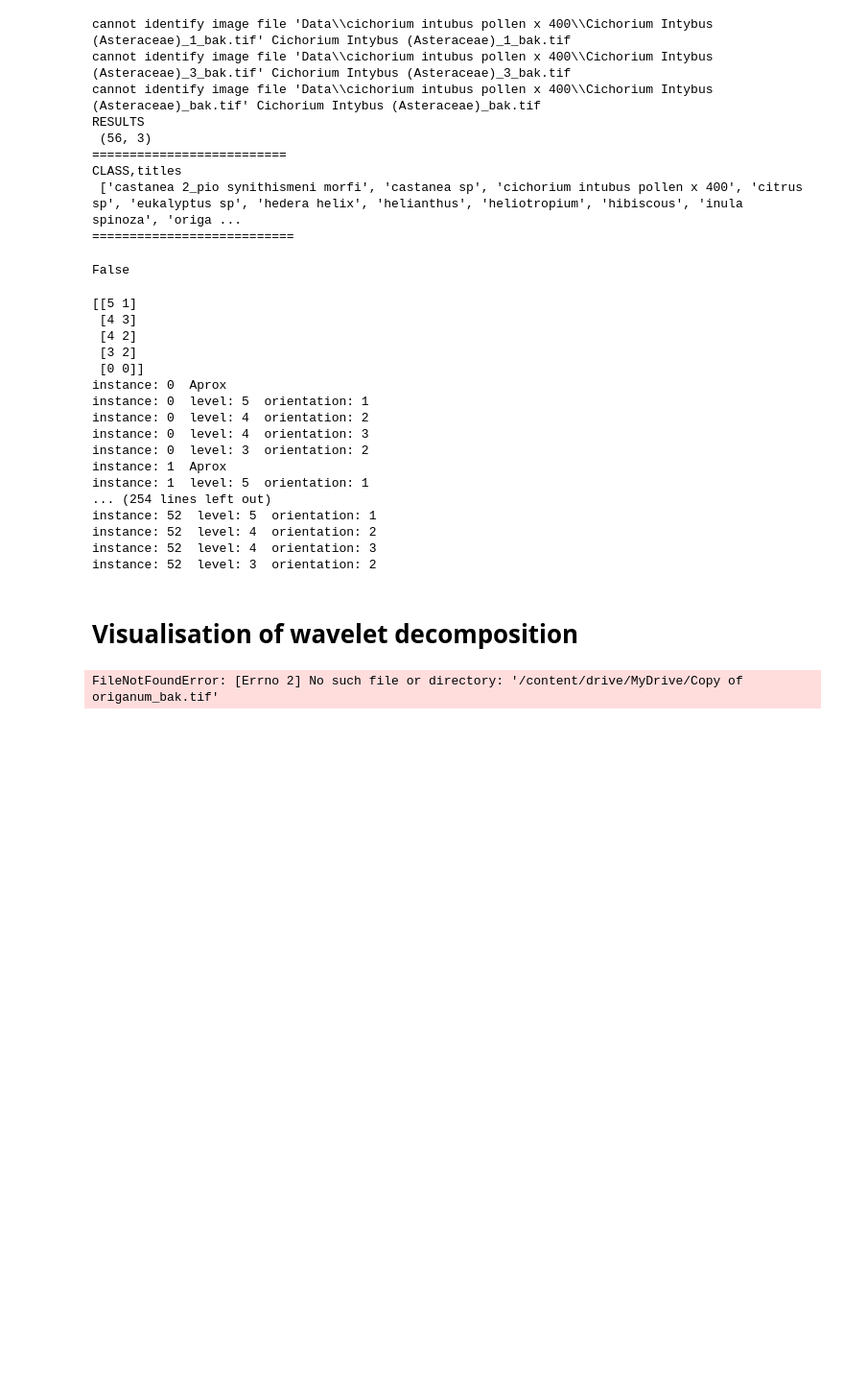
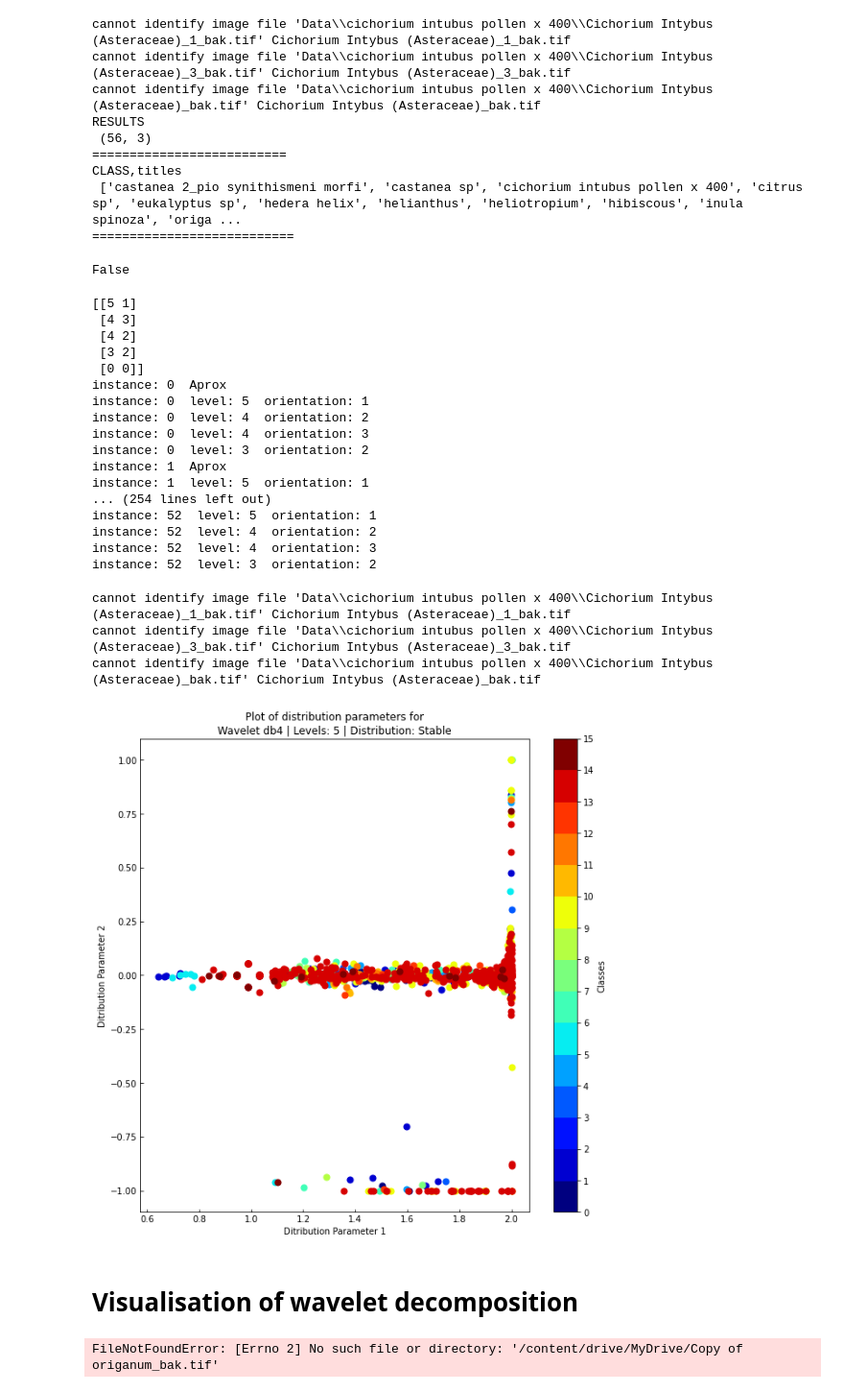
Before and after one commit to papandreas42/MLforHoney, a Jupyter notebook: wavelet_decomposition.ipynb, the cells around one changed output. Shown at 96% size. Cells and saved outputs as stored; diff of their text form; code cells hidden in the pictures; blank space fills up the shorter version.

Commit message:
Partly introduced folder paths

```diff
--- a/wavelet_decomposition.ipynb
+++ b/wavelet_decomposition.ipynb
@@ -138,9 +139,9 @@ def load_distribution_parameters_from_matlab(distribution_parameters_path):
 
     return load_dict
 
-def prepare_features_for_scikit(path):
+def prepare_features_for_scikit(dist_params_select_path):
 #path: to dist_paramsSelect
-    load_dict= load_distribution_parameters_from_matlab(path)
+    load_dict= load_distribution_parameters_from_matlab(dist_params_select_path)
 
     dist_params =load_dict["dist_params"]
     levels=load_dict["levels"].reshape(-1)[0]
@@ -178,7 +179,7 @@ def prepare_features_for_scikit(path):
 
 
 
-def class_plot_from_distribution_parameters(distribution_parameters_path):
+def class_plot_from_distribution_parameters(distribution_parameters_path, save_folder_path):
 #dist_params from matlab
     _ , class_titles, _, _= get_data_from_folder("Data")
     load_dict = load_distribution_parameters_from_matlab(distribution_parameters_path)
@@ -208,7 +209,7 @@ def class_plot_from_distribution_parameters(distribution_parameters_path):
     cb = plt.colorbar(scat, spacing='proportional',ticks=bounds)
     cb.set_label("Classes")
 
-    fig.savefig("wt= "+wavelet+" levels= "+str(levels)+" dist="+load_dict["distribution"][0]+".jpeg", dpi=200)
+    fig.savefig(os.path.join(save_folder_path, "wt= "+wavelet+" levels= "+str(levels)+" dist="+load_dict["distribution"][0]+".jpeg"), dpi=200)
 
     return
 # %% [markdown]
@@ -310,3 +310,16 @@ class_plot_from_distribution_parameters("dist_params wt=db8 levels=5 dist=Stable
+# %%
+#single Class Plot
+dist_params_folder_path = "D:\\Work and uni\\University\\ML for food authentication\\Results_fitting\\dist_params\\"
+save_folder_path = "D:\\Work and uni\\University\\ML for food authentication\\Results_fitting\\Class Plots\\"
+
+dist_params_name="dist_params wt=db4 levels=5 dist=Stable.mat"
+dist_params_path=os.path.join(dist_params_folder_path, dist_params_name)
+class_plot_from_distribution_parameters(dist_params_path, save_folder_path)
+# %% [output]
+cannot identify image file 'Data\\cichorium intubus pollen x 400\\Cichorium Intybus (Asteraceae)_1_bak.tif' Cichorium Intybus (Asteraceae)_1_bak.tif
+cannot identify image file 'Data\\cichorium intubus pollen x 400\\Cichorium Intybus (Asteraceae)_3_bak.tif' Cichorium Intybus (Asteraceae)_3_bak.tif
+cannot identify image file 'Data\\cichorium intubus pollen x 400\\Cichorium Intybus (Asteraceae)_bak.tif' Cichorium Intybus (Asteraceae)_bak.tif
+[figure, added]
 # %%
 #qqplots of image 2
 print(ordered_image_names[7])
```
Also changed, not shown: parts of 3 cells of this notebook, 2 other files.
